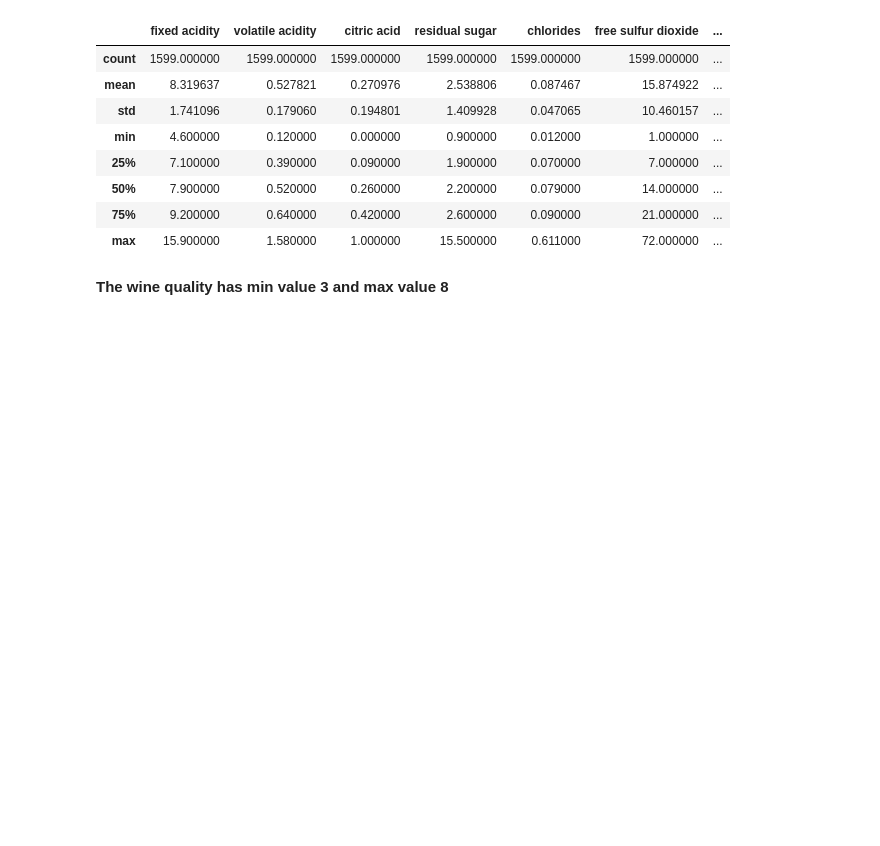
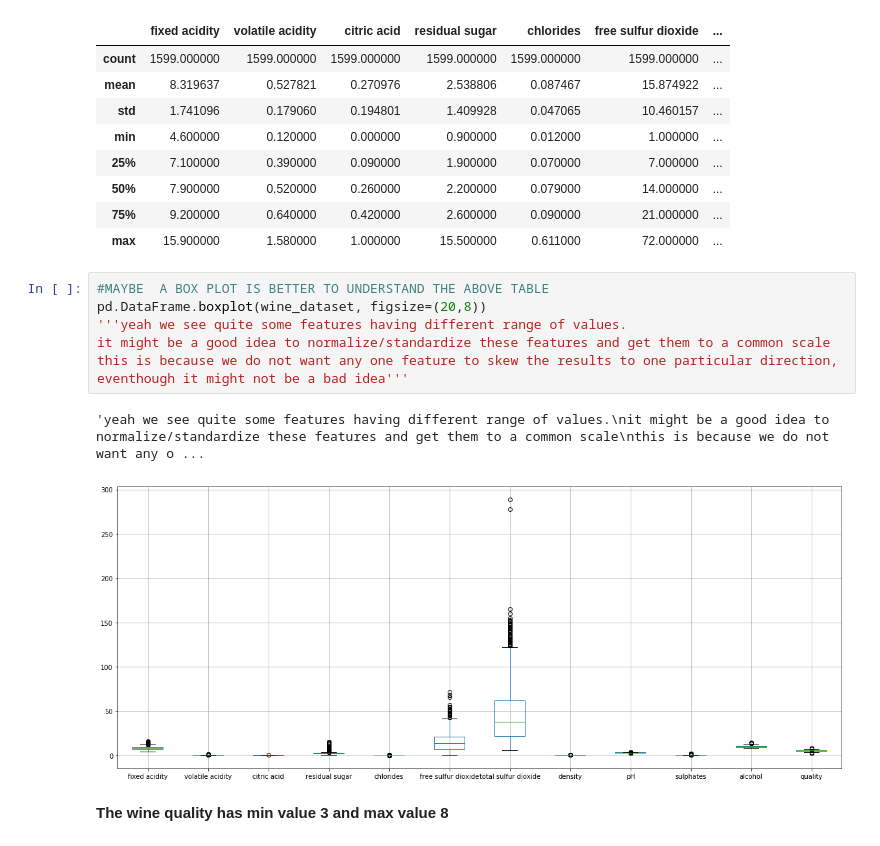
Before and after one commit to debajyoti94/linearRegression, a Jupyter notebook: notebooks/EDA_wine_quality.ipynb, the cells around one changed output. Cells and saved outputs as stored; diff of their text form; blank space fills up the shorter version.

```diff
--- a/notebooks/EDA_wine_quality.ipynb
+++ b/notebooks/EDA_wine_quality.ipynb
@@ -59,6 +70,16 @@ wine_dataset.describe()
 | 50% | 7.900000 | 0.520000 | 0.260000 | 2.200000 | 0.079000 | 14.000000 | ... |
 | 75% | 9.200000 | 0.640000 | 0.420000 | 2.600000 | 0.090000 | 21.000000 | ... |
 | max | 15.900000 | 1.580000 | 1.000000 | 15.500000 | 0.611000 | 72.000000 | ... |
+# %%
+#MAYBE  A BOX PLOT IS BETTER TO UNDERSTAND THE ABOVE TABLE
+pd.DataFrame.boxplot(wine_dataset, figsize=(20,8))
+'''yeah we see quite some features having different range of values.
+it might be a good idea to normalize/standardize these features and get them to a common scale
+this is because we do not want any one feature to skew the results to one particular direction,
+eventhough it might not be a bad idea'''
+# %% [output]
+'yeah we see quite some features having different range of values.\nit might be a good idea to normalize/standardize these features and get them to a common scale\nthis is because we do not want any o ...
+[figure, added]
 # %% [markdown]
 **The wine quality has min value 3 and max value 8**
 # %%
```
Also changed, not shown: parts of 10 cells of this notebook.
